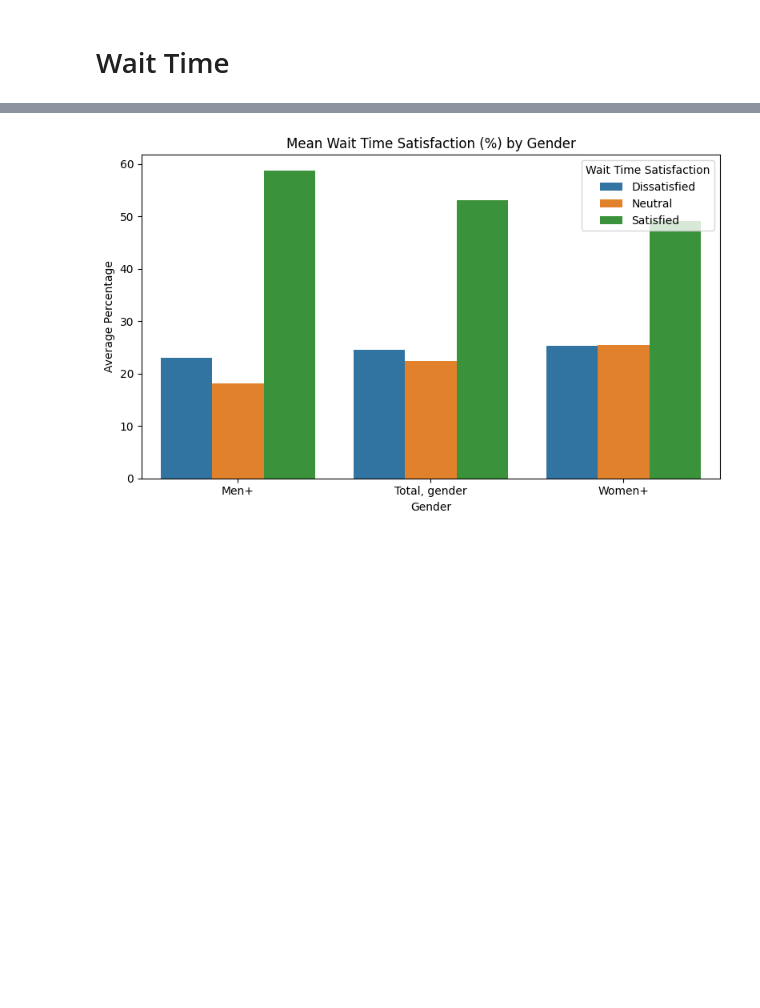
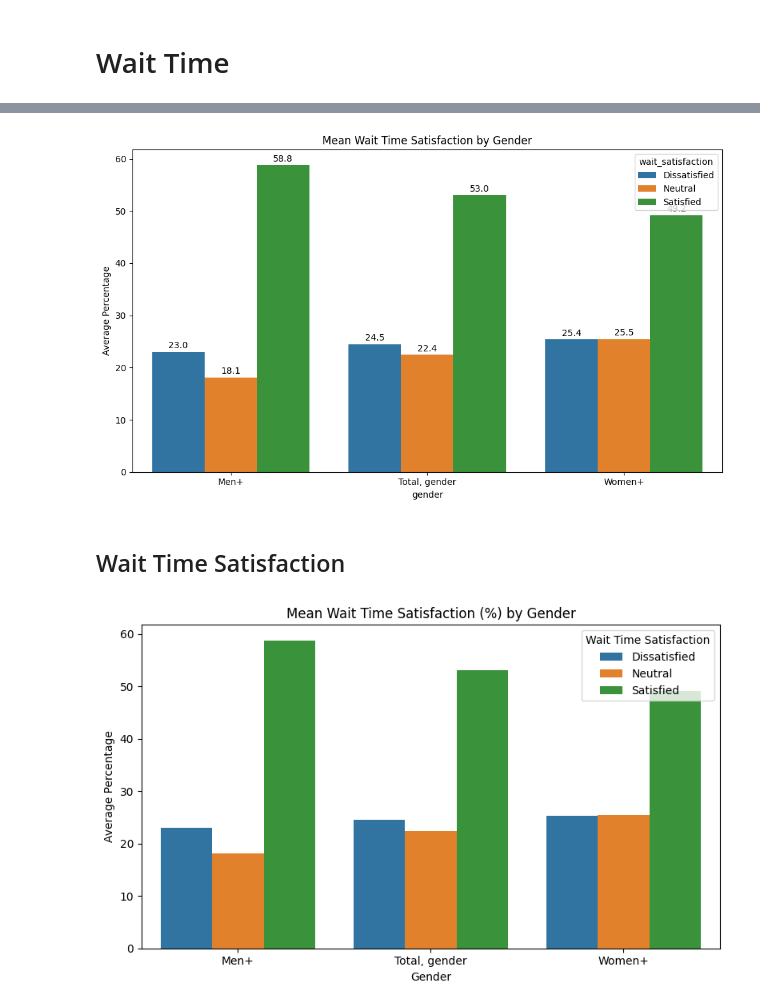
Before and after one commit to s8aH/GLOCAL-indigenous-healthcare, a Jupyter notebook: healthcare_access_analysis.ipynb, the cells around one changed output, grey strips where cells are left out. Drawn from its saved outputs; the diff is of its cells as text; code cells hidden in the pictures; blank space fills up the shorter version.

```diff
--- a/healthcare_access_analysis.ipynb
+++ b/healthcare_access_analysis.ipynb
@@ -188,3 +320,9 @@ plt.show()
+# %%
+plot_bar_chart(df, 'gender', 'wait_satisfaction', "Mean Wait Time Satisfaction by Gender", stacked_by=False)
+# %% [output]
+[figure, added]
+# %% [markdown]
+## Wait Time Satisfaction
 # %%
 waitsat_avg = (
     df[df['wait_satisfaction'].notna()]
```
Also changed, not shown: parts of 4 cells of this notebook, 1 other file.
